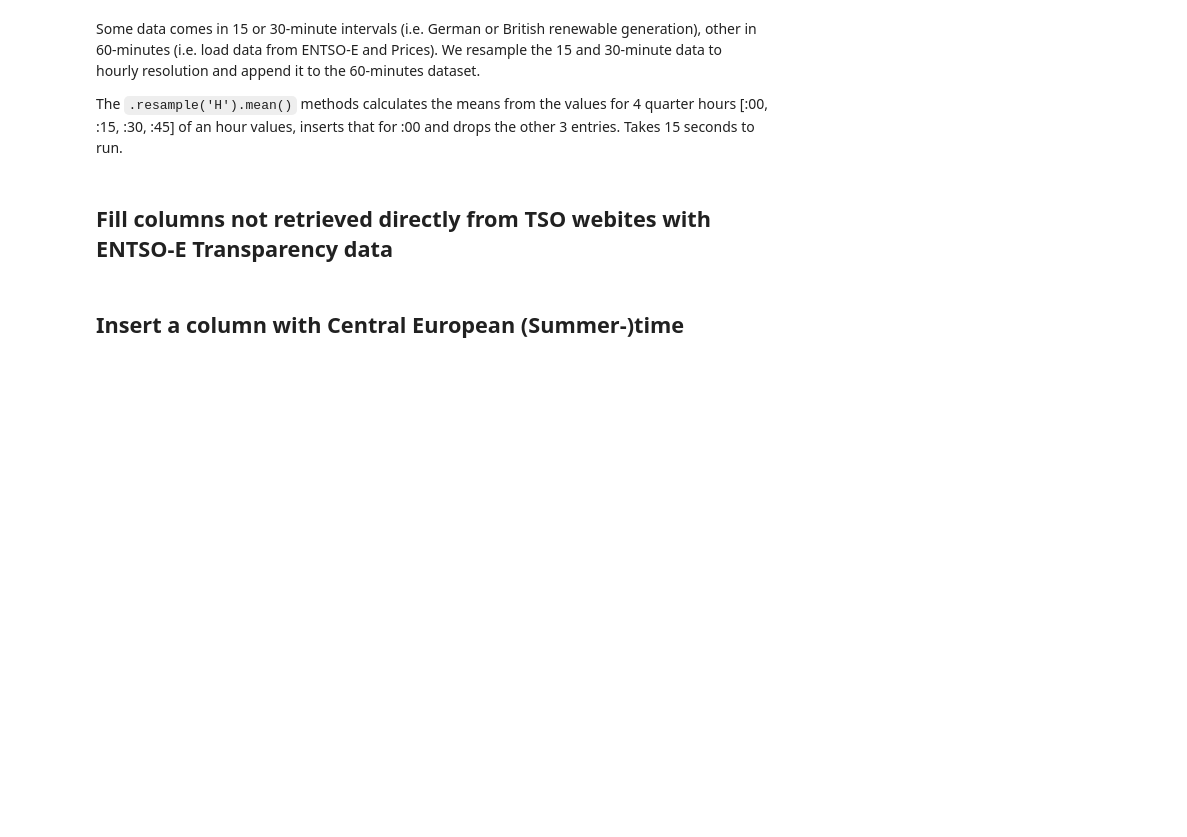
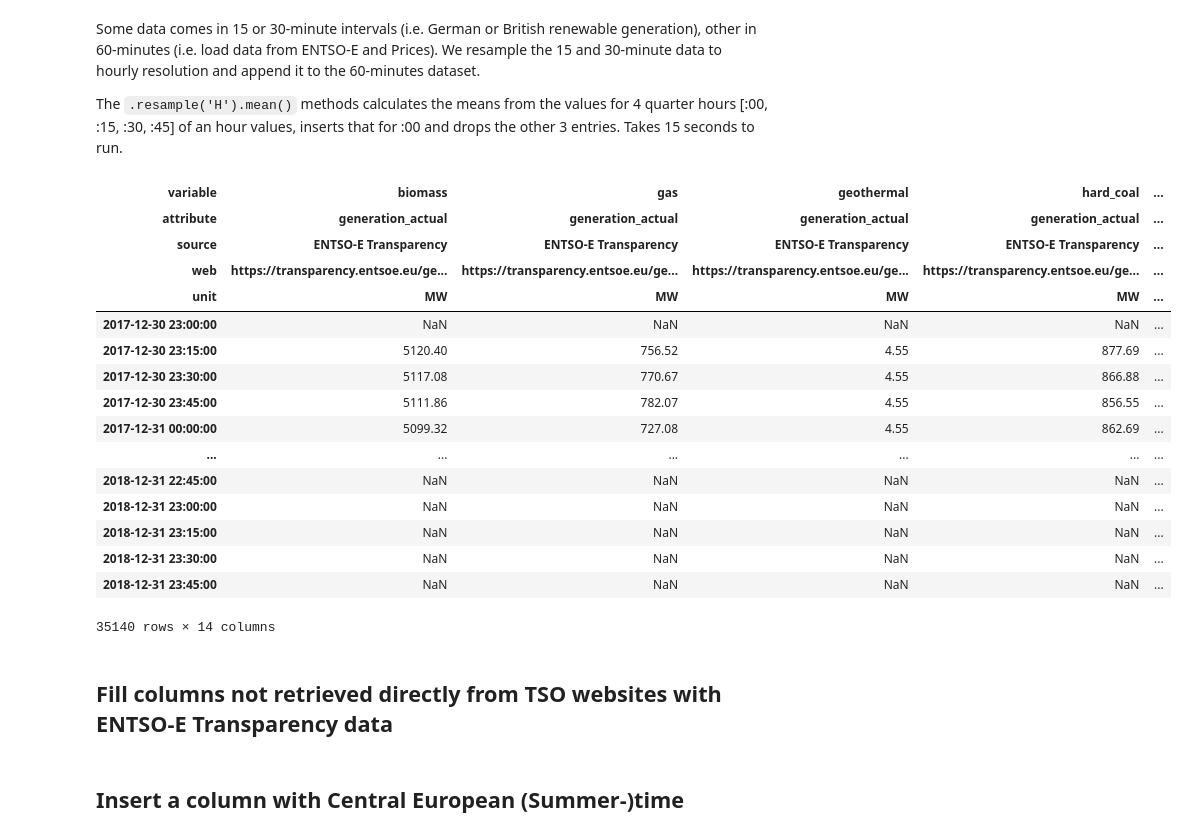
Before and after one commit to JanFrederickUnnewehr/time_series, a Jupyter notebook: processing.ipynb, the cells around one changed output. Saved outputs shown, nothing was run; the diff lists cells and outputs as text; code cells hidden in the pictures; blank space fills up the shorter version.

```diff
--- a/processing.ipynb
+++ b/processing.ipynb
@@ -719,4 +734,24 @@ entso_e['60min'] = pd.read_pickle('patched_entso_e_60.pickle')
 Some data comes in 15 or 30-minute intervals (i.e. German or British renewable generation), other in 60-minutes (i.e. load data from ENTSO-E and Prices). We resample the 15 and 30-minute data to hourly resolution and append it to the 60-minutes dataset.
 
 The `.resample('H').mean()` methods calculates the means from the values for 4 quarter hours [:00, :15, :30, :45] of an hour values, inserts that for :00 and drops the other 3 entries. Takes 15 seconds to run.
+# %%
+df = entso_e['15min']
+# %% [output]
+| variable | biomass | gas | geothermal | hard_coal | ... |
+| attribute | generation_actual | generation_actual | generation_actual | generation_actual | ... |
+| source | ENTSO-E Transparency | ENTSO-E Transparency | ENTSO-E Transparency | ENTSO-E Transparency | ... |
+| web | https://transparency.entsoe.eu/ge... | https://transparency.entsoe.eu/ge... | https://transparency.entsoe.eu/ge... | https://transparency.entsoe.eu/ge... | ... |
+| unit | MW | MW | MW | MW | ... |
+| 2017-12-30 23:00:00 | NaN | NaN | NaN | NaN | ... |
+| 2017-12-30 23:15:00 | 5120.40 | 756.52 | 4.55 | 877.69 | ... |
+| 2017-12-30 23:30:00 | 5117.08 | 770.67 | 4.55 | 866.88 | ... |
+| 2017-12-30 23:45:00 | 5111.86 | 782.07 | 4.55 | 856.55 | ... |
+| 2017-12-31 00:00:00 | 5099.32 | 727.08 | 4.55 | 862.69 | ... |
+| ... | ... | ... | ... | ... | ... |
+| 2018-12-31 22:45:00 | NaN | NaN | NaN | NaN | ... |
+| 2018-12-31 23:00:00 | NaN | NaN | NaN | NaN | ... |
+| 2018-12-31 23:15:00 | NaN | NaN | NaN | NaN | ... |
+| 2018-12-31 23:30:00 | NaN | NaN | NaN | NaN | ... |
+| 2018-12-31 23:45:00 | NaN | NaN | NaN | NaN | ... |
+35140 rows × 14 columns
 # %%
@@ -760,5 +795,5 @@ for ds in [entso_e]: #[data_sets, entso_e]:
 
         ds['60min'] = ds['60min'].combine_first(resampled)
 # %% [markdown]
-## Fill columns not retrieved directly from TSO webites with  ENTSO-E Transparency data
+## Fill columns not retrieved directly from TSO websites with  ENTSO-E Transparency data
 # %%
```
Also changed, not shown: parts of 13 cells of this notebook, 2 other files.
